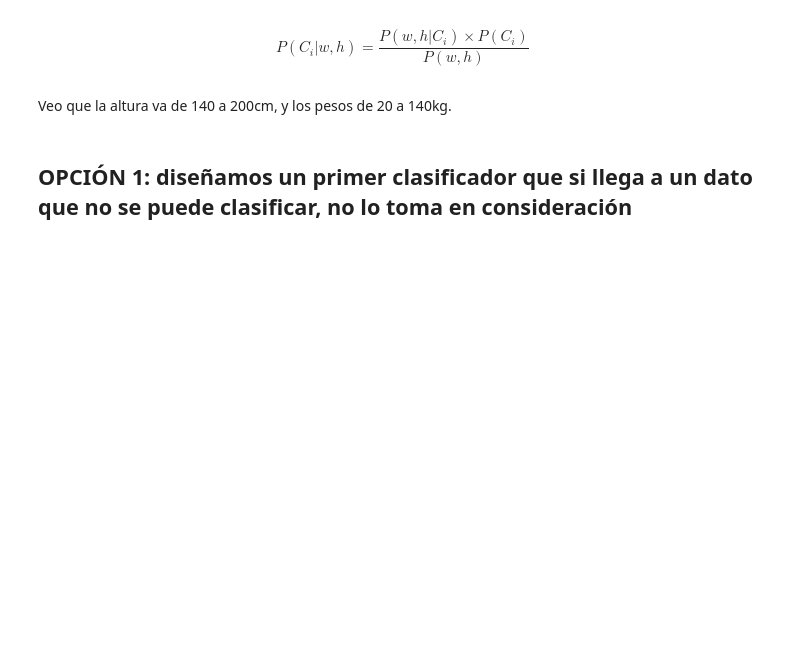
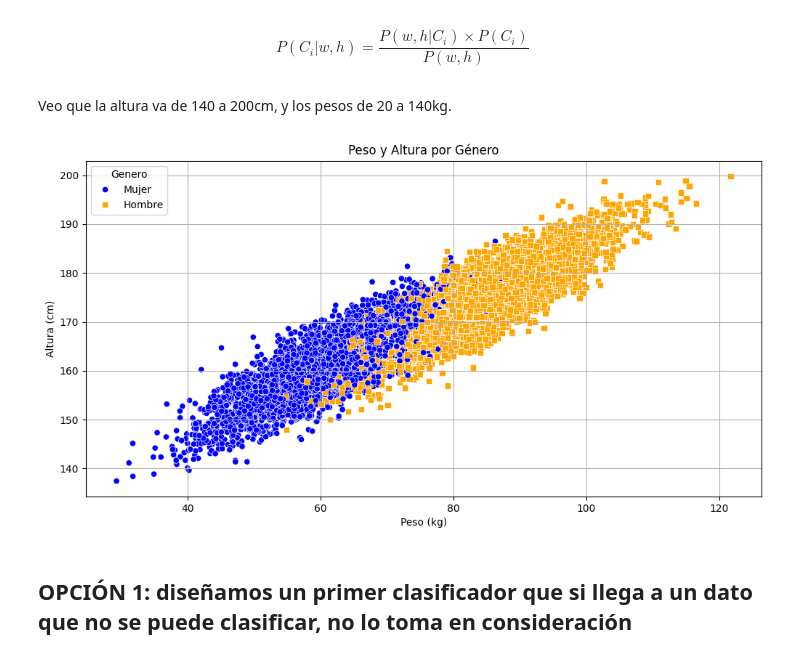
Before and after one commit to MagdalenaLaValle/TPs-Redes-Neuronales-, a Jupyter notebook: Clasificación_Bayesiana.ipynb, the cells around one changed output. Drawn from its saved outputs; the diff is of its cells as text; code cells hidden in the pictures; blank space fills up the shorter version.

```diff
--- a/Clasificación_Bayesiana.ipynb
+++ b/Clasificación_Bayesiana.ipynb
@@ -74,6 +74,22 @@ maxh=225
 cantidad_bines=100
 ancho_bines_peso=(maxw-minw)/cantidad_bines
 ancho_bines_altura=(maxh-minh)/cantidad_bines
+# %%
+import seaborn as sns
+
+# Crear un DataFrame combinado para facilitar el plot
+data_combined = pd.concat([data_train, data_test])
+
+# Crear el plot
+plt.figure(figsize=(12, 6))
+sns.scatterplot(data=data_combined, x='Peso', y='Altura', hue='Genero', style='Genero', markers=['o', 's'], palette=['blue', 'orange'])
+plt.title('Peso y Altura por Género')
+plt.xlabel('Peso (kg)')
+plt.ylabel('Altura (cm)')
+plt.grid(True)
+plt.show()
+# %% [output]
+[figure, added]
 # %% [markdown]
 ## OPCIÓN 1: diseñamos un primer clasificador que si llega a un dato que no se puede clasificar, no lo toma en consideración
 # %%
```
